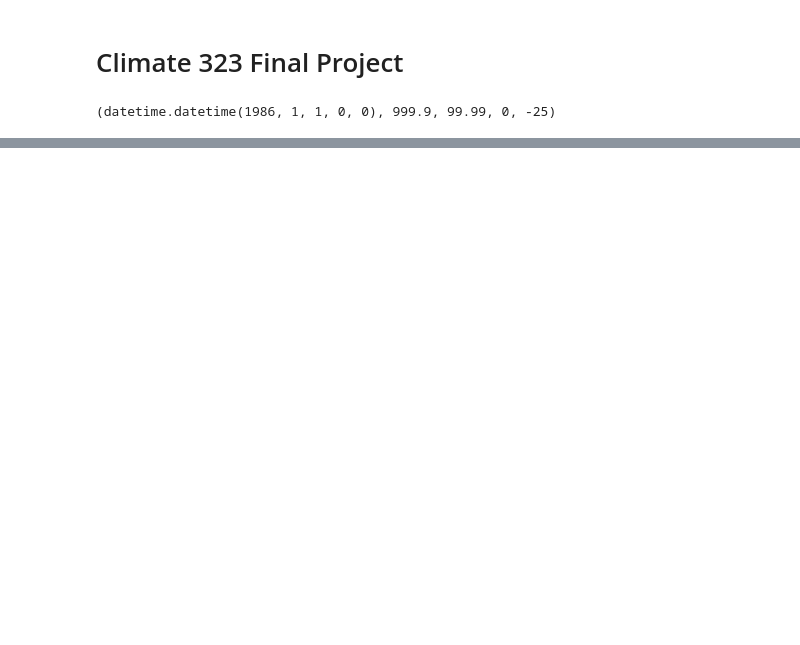
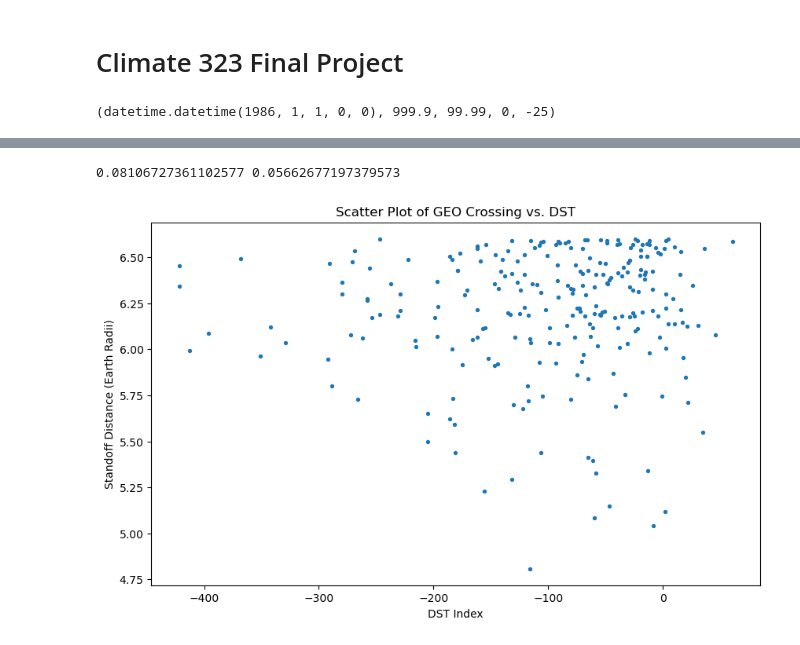
Before and after one commit to evan-geiss/climate_323_final_project, a Jupyter notebook: Climate 323 Final Project.ipynb, the cells around one changed output, grey strips where cells are left out. Saved outputs shown, nothing was run; the diff lists cells and outputs as text; code cells hidden in the pictures; blank space fills up the shorter version.

```diff
--- a/Climate 323 Final Project.ipynb
+++ b/Climate 323 Final Project.ipynb
@@ -174,0 +186,22 @@ The period associated with the largest amplitutde is 11.368949771689497
+# %%
+dst_values = data['DST']
+geo_crossing_hours = np.where(geo_crossing == 1)[0]
+
+# Extract magnetopause standoff distance and DST values for those hours
+magpause_dist_geo1 = magpause_dist_mask[geo_crossing_hours]
+dst_geo1 = dst_values[geo_crossing_hours]
+
+# Plot the scatter plot
+plt.figure(figsize=(10, 6))
+plt.scatter(dst_geo1, magpause_dist_geo1, marker='o', s = 8)
+plt.title('Scatter Plot of GEO Crossing vs. DST')
+plt.ylabel('Standoff Distance (Earth Radii)')
+plt.xlabel('DST Index')
+
+from scipy.stats import kendalltau
+kendall_tau, p_value = kendalltau(dst_geo1, magpause_dist_geo1 )
+
+print(kendall_tau, p_value)
+# %% [output]
+0.08106727361102577 0.05662677197379573
+[figure, added]
```
Also changed, not shown: parts of 12 cells of this notebook.
